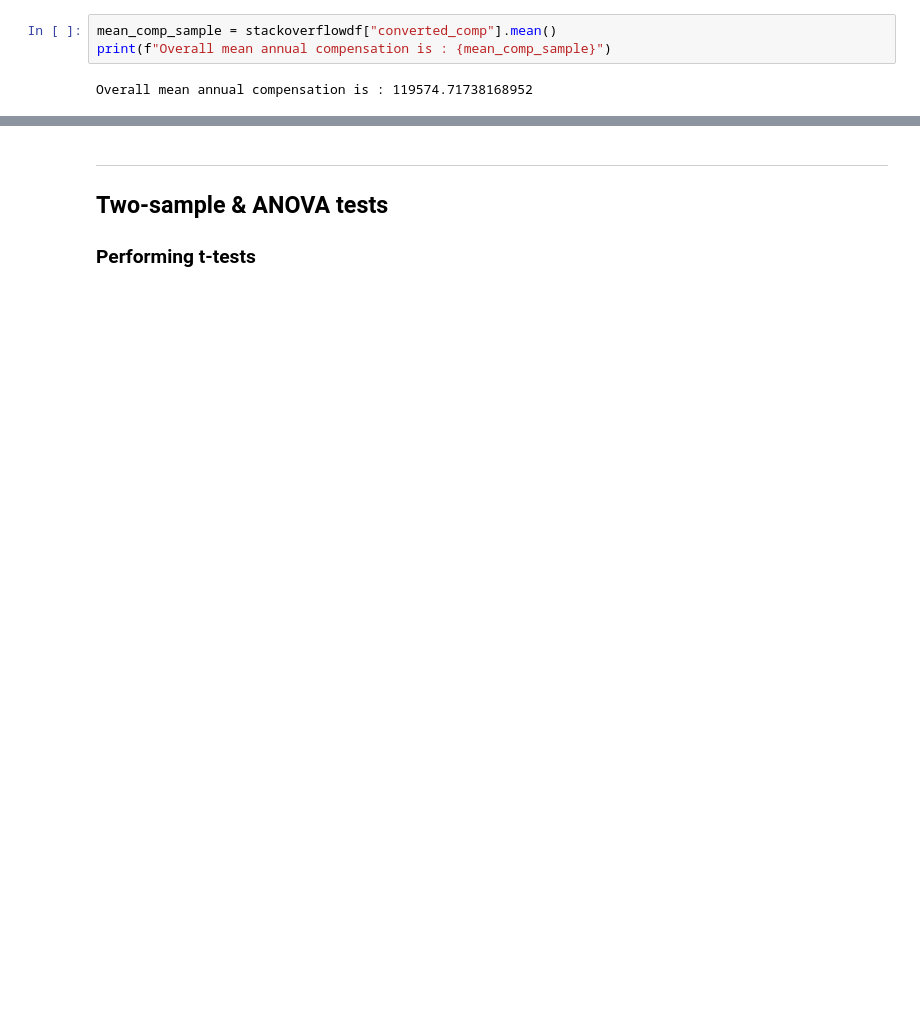
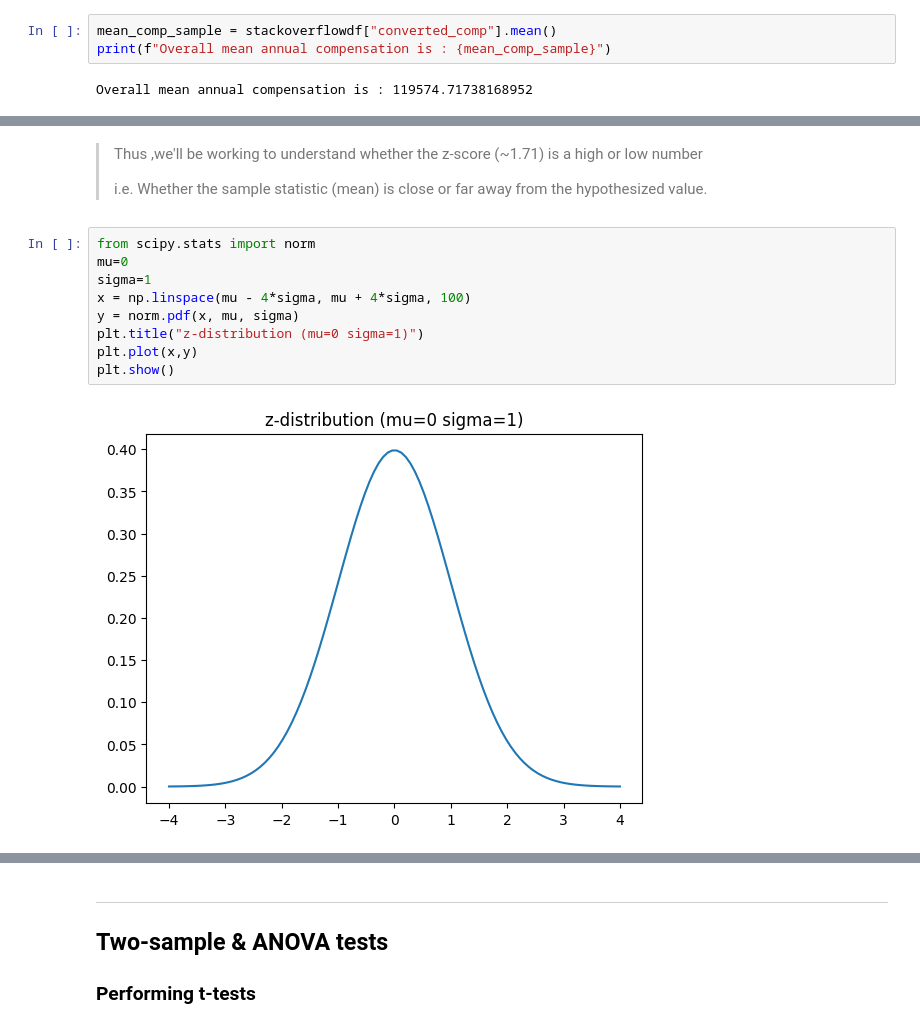
Before and after one commit to abhijeet-bhambere/python-ml-trail, a Jupyter notebook: hypothesis_testing.ipynb, the cells around one changed output, grey strips where cells are left out. Cells and saved outputs as stored; diff of their text form; blank space fills up the shorter version.

```diff
--- a/hypothesis_testing.ipynb
+++ b/hypothesis_testing.ipynb
@@ -39,2 +110,17 @@ Overall mean annual compensation is : 119574.71738168952
+# %% [markdown]
+>Thus ,we'll be working to understand whether the z-score (~1.71) is a high or low number
+>
+>i.e. Whether the sample statistic (mean) is close or far away from the hypothesized value.
+# %%
+from scipy.stats import norm
+mu=0
+sigma=1
+x = np.linspace(mu - 4*sigma, mu + 4*sigma, 100)
+y = norm.pdf(x, mu, sigma)
+plt.title("z-distribution (mu=0 sigma=1)")
+plt.plot(x,y)
+plt.show()
+# %% [output]
+[figure, added]
 # %% [markdown]
 ### p-values
```
Also changed, not shown: parts of 13 cells of this notebook.
